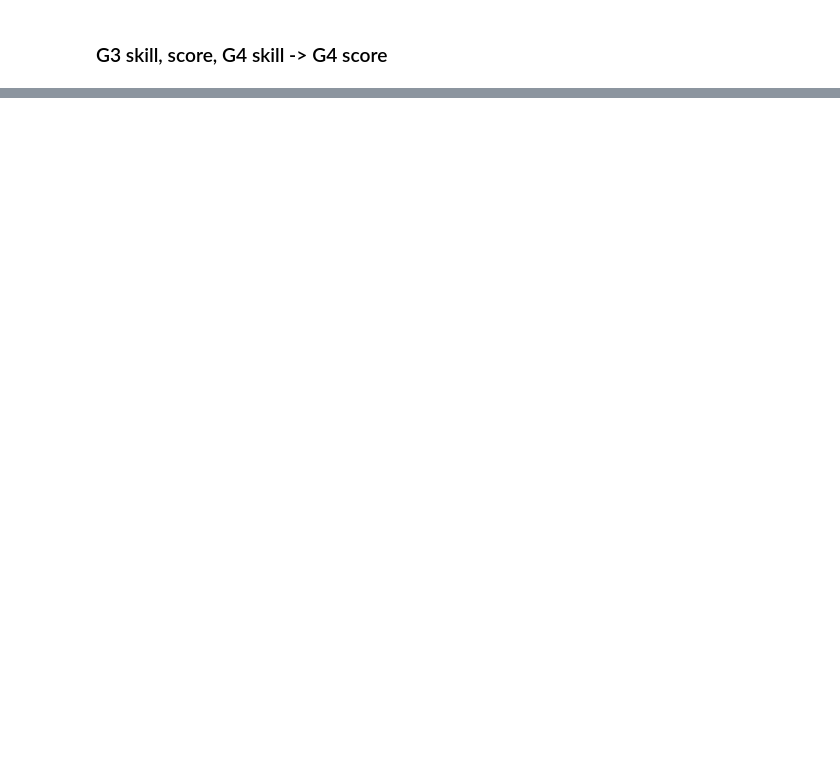
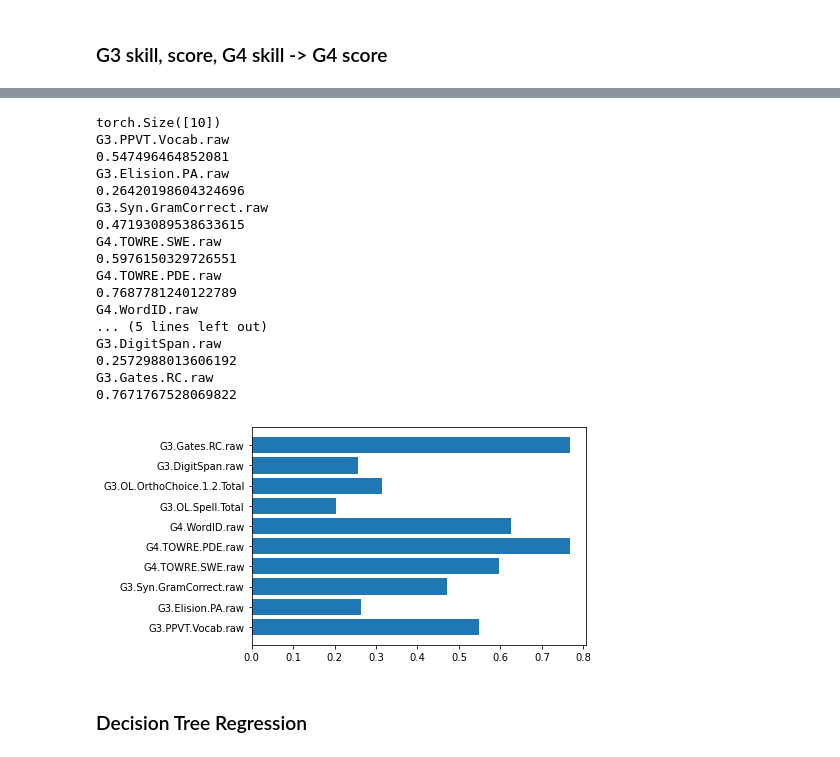
Before and after one commit to EdTeKLA/ComprehensionScorePredictor, a Jupyter notebook: code/data_analysis.ipynb, the cells around one changed output, grey strips where cells are left out. Saved outputs shown, nothing was run; the diff lists cells and outputs as text; code cells hidden in the pictures; blank space fills up the shorter version.

```diff
--- a/code/data_analysis.ipynb
+++ b/code/data_analysis.ipynb
@@ -193,0 +274,50 @@ G3.Gates.RC.raw                 | 9.808129531521855
+# %%
+inp = np.ones(10)*0.5
+inp = torch.tensor(inp).type(torch.double)
+print(inp.shape)
+with torch.no_grad():
+    baseline = model(inp.double())
+
+feature_names = ['G3.PPVT.Vocab.raw',
+                 'G3.Elision.PA.raw',
+                 'G3.Syn.GramCorrect.raw',
+                 'G4.TOWRE.SWE.raw',
+                 'G4.TOWRE.PDE.raw',
+                 'G4.WordID.raw',
+                 'G3.OL.Spell.Total',
+                 'G3.OL.OrthoChoice.1.2.Total',
+                 'G3.DigitSpan.raw',
+                 'G3.Gates.RC.raw']
+values = []
+
+for i, name in enumerate(feature_names):
+    print(name)
+    inp[i] += 0.1
+    with torch.no_grad():
+        print(float(model(inp.double())-baseline))
+        values.append(float(model(inp.double())-baseline))
+    inp[i] -= 0.1
+
+plt.barh(feature_names,np.abs(values))
+plt.show()
+# %% [output]
+torch.Size([10])
+G3.PPVT.Vocab.raw
+0.547496464852081
+G3.Elision.PA.raw
+0.26420198604324696
+G3.Syn.GramCorrect.raw
+0.47193089538633615
+G4.TOWRE.SWE.raw
+0.5976150329726551
+G4.TOWRE.PDE.raw
+0.7687781240122789
+G4.WordID.raw
+... (5 lines left out)
+G3.DigitSpan.raw
+0.2572988013606192
+G3.Gates.RC.raw
+0.7671767528069822
+[figure, added]
+# %% [markdown]
+### Decision Tree Regression
```
Also changed, not shown: parts of 18 cells of this notebook.
